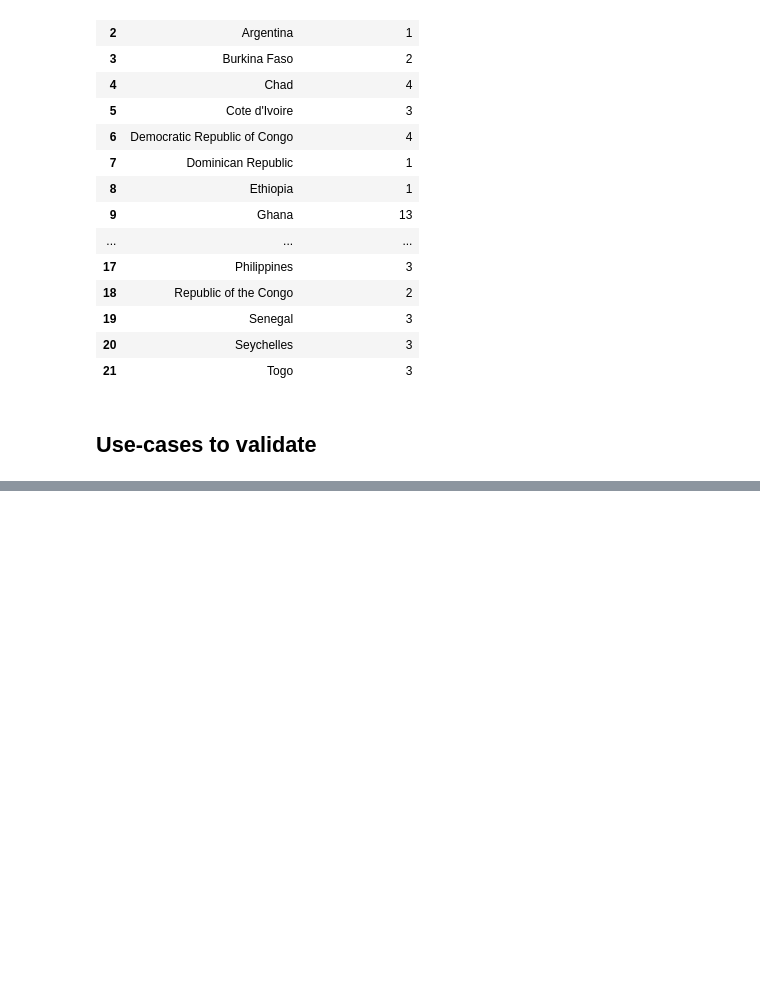
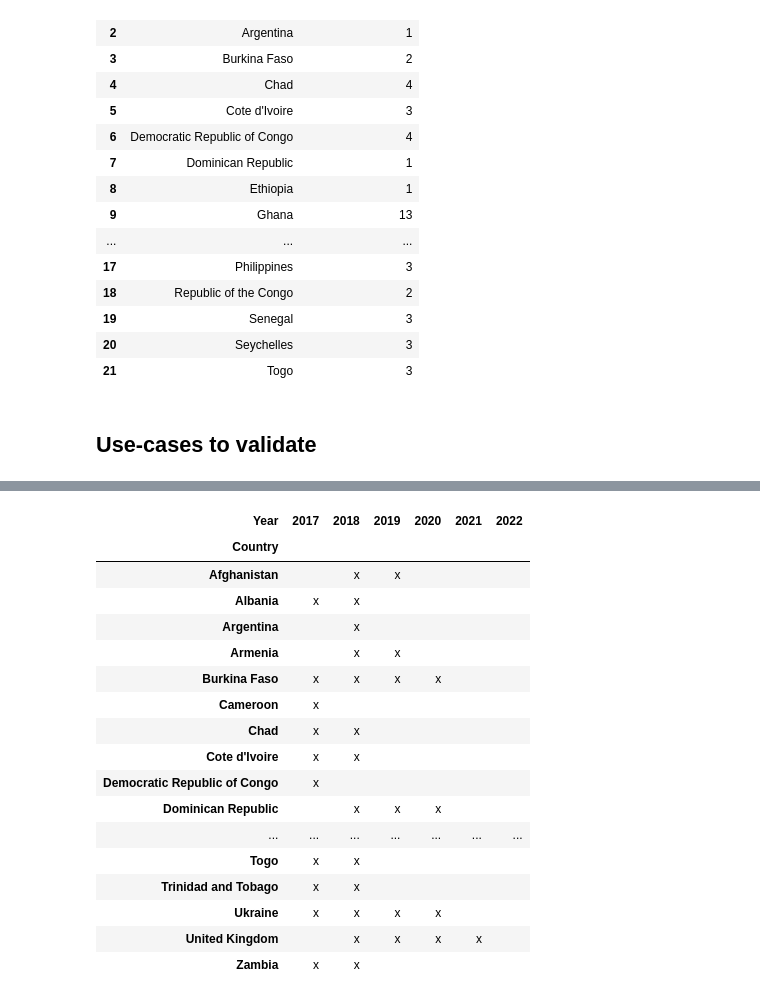
Before and after one commit to civicliteracies/EITI_SDT_data_verification_and_validation, a Jupyter notebook: Verification and Validation.ipynb, the cells around one changed output, grey strips where cells are left out. Cells and saved outputs as stored; diff of their text form; code cells hidden in the pictures; blank space fills up the shorter version.

```diff
--- a/Verification and Validation.ipynb
+++ b/Verification and Validation.ipynb
@@ -1381,0 +1432,32 @@ Number of Government entities not in the Government revenues list per country
+# %%
+df_part_5_a = df_part_5.copy()
+
+df_part_5_a['data_exists'] = 'x'
+
+# List of years from 2017 to 2022
+years = list(range(2017, 2023))
+
+# Create a table with 0s and 1s indicating the presence of a report for each country and year
+data_exists = df_part_5_a.pivot_table(index='Country', columns='Year', values='data_exists', aggfunc='max', fill_value='')
+data_exists = data_exists.reindex(columns=years, fill_value='')
+
+data_exists
+# %% [output]
+| Year | 2017 | 2018 | 2019 | 2020 | 2021 | 2022 |
+| Country |  |  |  |  |  |  |
+| Afghanistan |  | x | x |  |  |  |
+| Albania | x | x |  |  |  |  |
+| Argentina |  | x |  |  |  |  |
+| Armenia |  | x | x |  |  |  |
+| Burkina Faso | x | x | x | x |  |  |
+| Cameroon | x |  |  |  |  |  |
+| Chad | x | x |  |  |  |  |
+| Cote d'Ivoire | x | x |  |  |  |  |
+| Democratic Republic of Congo | x |  |  |  |  |  |
+| Dominican Republic |  | x | x | x |  |  |
+| ... | ... | ... | ... | ... | ... | ... |
+| Togo | x | x |  |  |  |  |
+| Trinidad and Tobago | x | x |  |  |  |  |
+| Ukraine | x | x | x | x |  |  |
+| United Kingdom |  | x | x | x | x |  |
+| Zambia | x | x |  |  |  |  |
```
Also changed, not shown: parts of 35 cells of this notebook, 1 other file.
